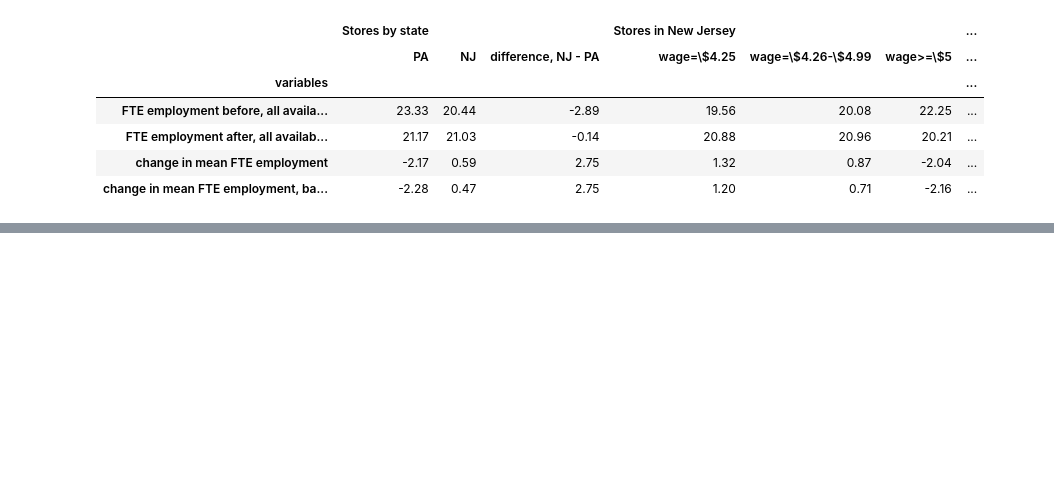
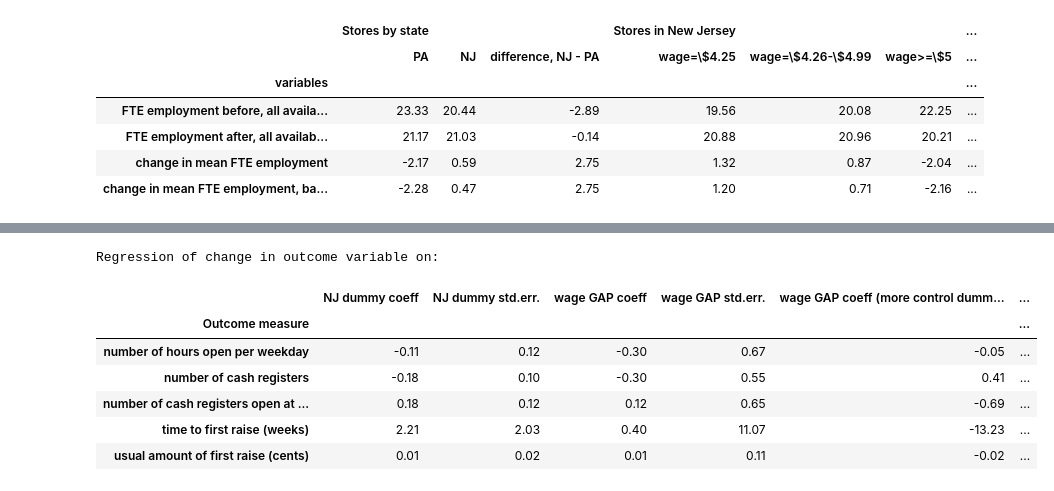
Before and after one commit to edoardofalchi/ose-data-science-course-projeect-edoardofalchi, a Jupyter notebook: Card_Krueger_1994.ipynb, the cells around one changed output, grey strips where cells are left out. Saved outputs shown, nothing was run; the diff lists cells and outputs as text; code cells hidden in the pictures; blank space fills up the shorter version.

```diff
--- a/Card_Krueger_1994.ipynb
+++ b/Card_Krueger_1994.ipynb
@@ -998,0 +1358,11 @@ d=(df_tab6.loc[df_tab6['state']==1,'nregs112'])
+# %%
+get_table6_panel2()
+# %% [output]
+Regression of change in outcome variable on:
+|  | NJ dummy coeff | NJ dummy std.err. | wage GAP coeff | wage GAP std.err. | wage GAP coeff (more control dumm... | ... |
+| Outcome measure |  |  |  |  |  | ... |
+| number of hours open per weekday | -0.11 | 0.12 | -0.30 | 0.67 | -0.05 | ... |
+| number of cash registers | -0.18 | 0.10 | -0.30 | 0.55 | 0.41 | ... |
+| number of cash registers open at ... | 0.18 | 0.12 | 0.12 | 0.65 | -0.69 | ... |
+| time to first raise (weeks) | 2.21 | 2.03 | 0.40 | 11.07 | -13.23 | ... |
+| usual amount of first raise (cents) | 0.01 | 0.02 | 0.01 | 0.11 | -0.02 | ... |
```
Also changed, not shown: parts of 29 cells of this notebook.
